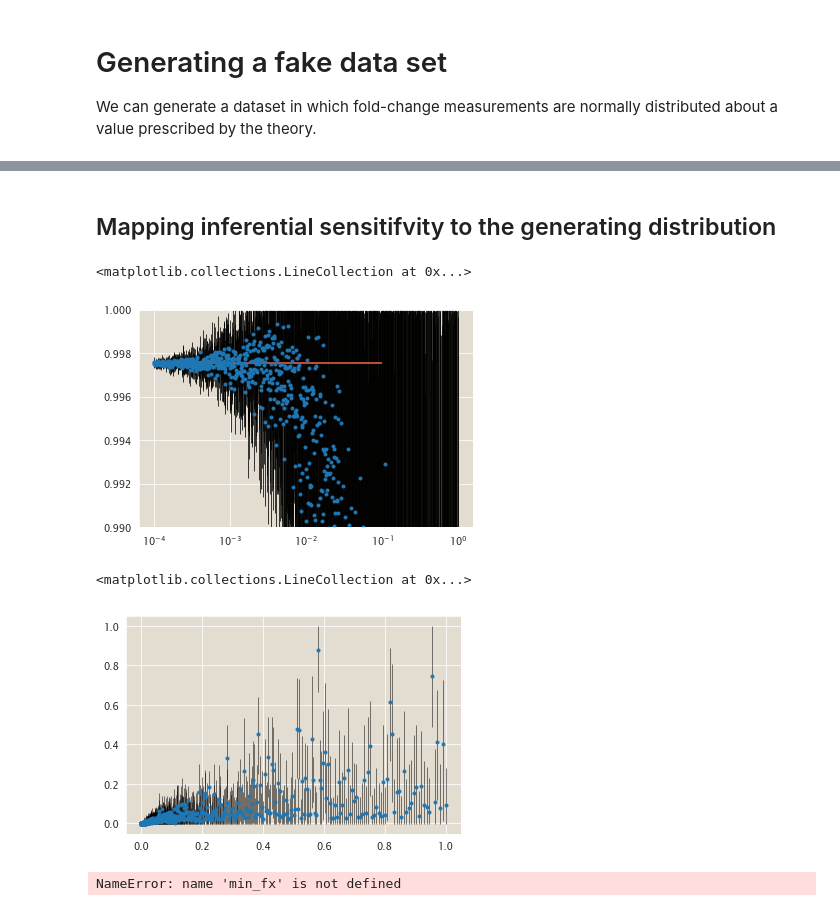
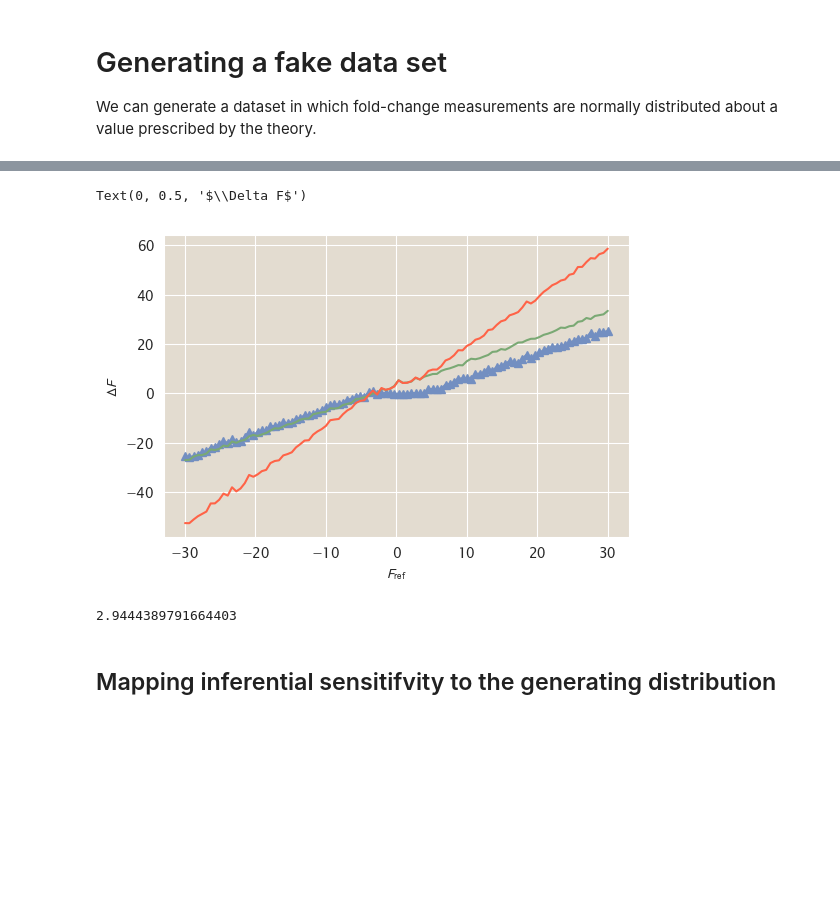
Before and after one commit to RPGroup-PBoC/mwc_mutants, a Jupyter notebook: code/analysis/Exploring_fc_error.ipynb, the cells around one changed output, grey strips where cells are left out. Drawn from its saved outputs; the diff is of its cells as text; code cells hidden in the pictures; blank space fills up the shorter version.

```diff
--- a/code/analysis/Exploring_fc_error.ipynb
+++ b/code/analysis/Exploring_fc_error.ipynb
@@ -72,3 +101,28 @@ Even with this fake data set, wherer the features of teh generating distribution
+# %%
+def zoff_error(fc, sigma, F_ref, F_emp):
+    dfc_df = np.exp(-F_ref) / (1 + np.exp(-F_ref))**2
+    return F_ref + np.log((1/sigma) - 1)
+# %%
+plt.figure(dpi=100)
+dbohr = stats[stats['parameter']=='delta_bohr']
+fc_mu = stats[stats['parameter']=='fc_mu']
+emp_f = stats[stats['parameter']=='empirical_bohr']
+fc_sigma = stats[stats['parameter']=='fc_sigma']
+correction = zoff_error(fc_mu['median'].values, fc_sigma['median'].values, fc_mu['true_bohr'].values, emp_f['median'].values)
+plt.plot(true_bohr, dbohr['median'], '-^', color=pboc['blue'])
+plt.plot(true_bohr, correction, '-', color=pboc['green'])
+plt.plot(true_bohr, dbohr['median'] + correction, color='tomato')
+plt.xlabel('$F_\mathrm{ref}$')
+plt.ylabel('$\Delta F$')
+
+# plt.vlines(dbohr_corr['true_bohr'], dbohr_corr['hpd_min'], dbohr_corr['hpd_max'])
+# %% [output]
+Text(0, 0.5, '$\\Delta F$')
+[figure, added]
+# %%
+np.log((1/sigma) - 1)
+# %% [output]
+2.9444389791664403
 # %% [markdown]
 ## Mapping inferential sensitifvity to the generating distribution
 # %%
@@ -93,23 +152 @@ for i, s in enumerate(tqdm.tqdm(sigma_range)):
 sigma_stats = pd.concat(sigma_stats)
-# %%
-_fc_mu = sigma_stats[sigma_stats['parameter']=='fc_mu']
-plt.semilogx(_fc_mu['true_sigma'], _fc_mu['median'], '.')
-plt.vlines(_fc_mu['true_sigma'], _fc_mu['hpd_min'], _fc_mu['hpd_max'], lw=0.75)
-plt.ylim([0.99, 1])
-plt.hlines(fc_mu,1E-4, 1E-1, color='tomato')
-# %% [output]
-<matplotlib.collections.LineCollection at 0x...>
-[figure, removed]
-# %%
-plt.plot(_fc_mu['true_sigma'], fc_mu - _fc_mu['median'], '.')
-plt.vlines(_fc_mu['true_sigma'], fc_mu - _fc_mu['hpd_min'],fc_mu -  _fc_mu['hpd_max'], lw=0.5)
-# plt.yscale('log')
-# plt.xscale('log')
-# %% [output]
-<matplotlib.collections.LineCollection at 0x...>
-[figure, removed]
-# %%
-delta_fc = fc_mu - _fc_mu['median']
-min_fx
-# %% [output]
-NameError: name 'min_fx' is not defined
```
Also changed, not shown: parts of 15 cells of this notebook, 6 other files.
